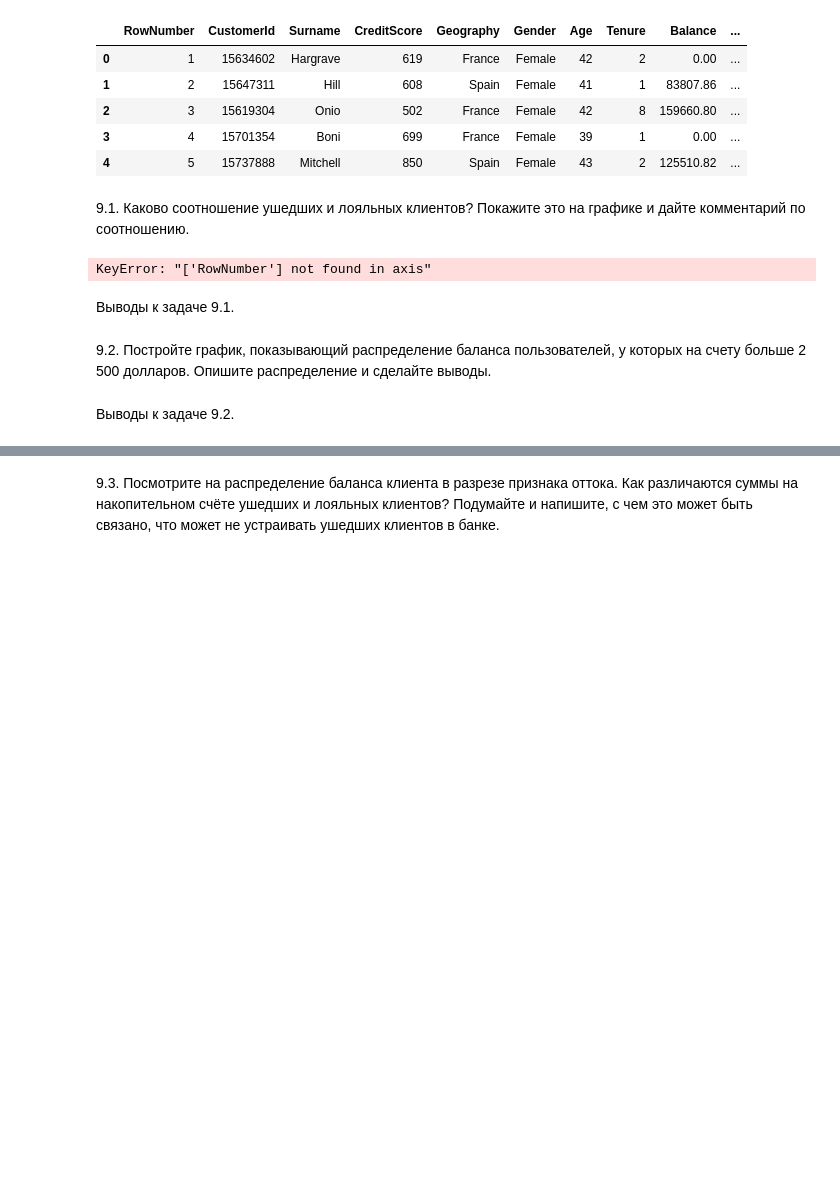
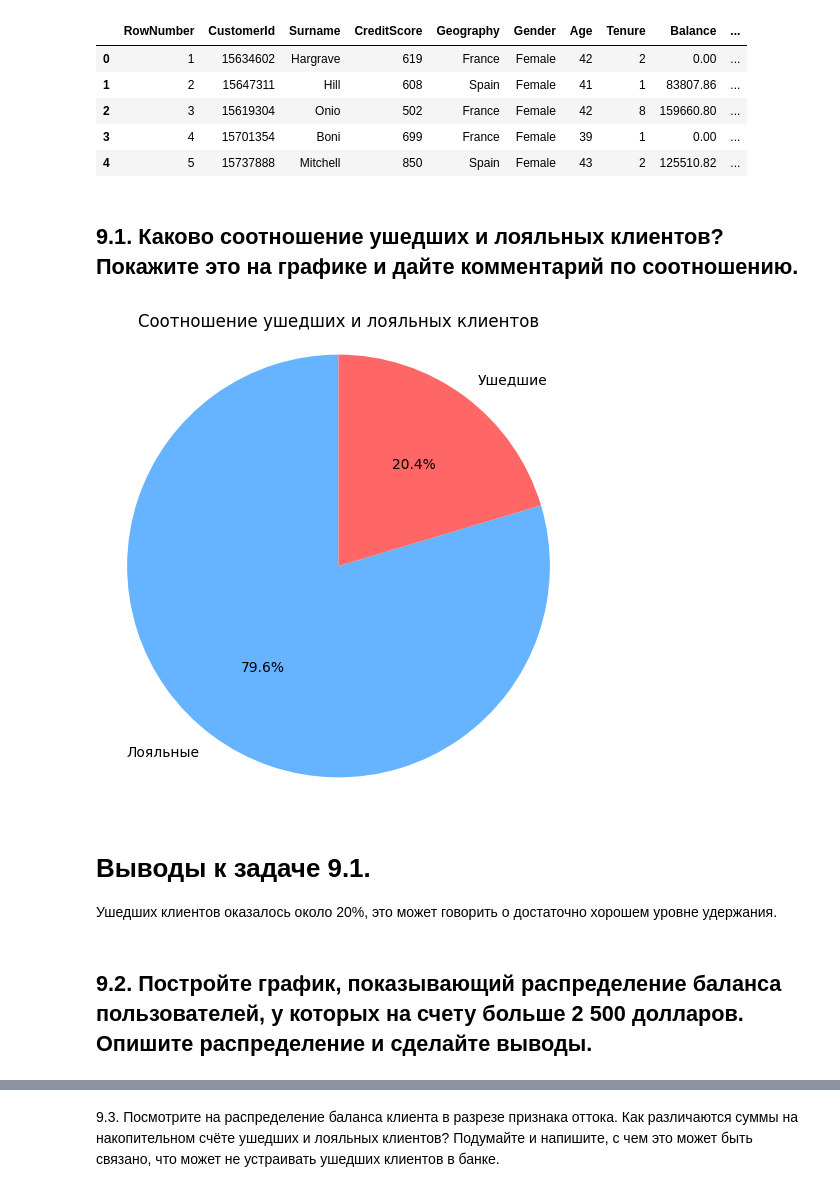
Before and after one commit to Artem221084/demo, a Jupyter notebook: Skillfactor/churn_data.ipynb, the cells around one changed output, grey strips where cells are left out. Cells and saved outputs as stored; diff of their text form; code cells hidden in the pictures; blank space fills up the shorter version.

```diff
--- a/Skillfactor/churn_data.ipynb
+++ b/Skillfactor/churn_data.ipynb
@@ -12,30 +11,33 @@ churn_data.head()
 | 3 | 4 | 15701354 | Boni | 699 | France | Female | 39 | 1 | 0.00 | ... |
 | 4 | 5 | 15737888 | Mitchell | 850 | Spain | Female | 43 | 2 | 125510.82 | ... |
 # %% [markdown]
-9.1. Каково соотношение ушедших и лояльных клиентов? Покажите это на графике и дайте комментарий по соотношению.
+## 9.1. Каково соотношение ушедших и лояльных клиентов? Покажите это на графике и дайте комментарий по соотношению.
 # %%
 import pandas as pd
 import matplotlib.pyplot as plt
+churn_data = pd.read_csv('data/churn.csv')
 
 # Удалим лишний столбец
+# RowNumber здесь просто нумерация строк (0, 1, 2, ...),
+# и её можно получить напрямую из DataFrame.index.
 churn_data = churn_data.drop(columns=['RowNumber'])
 
 # Подсчёт количества ушедших и лояльных клиентов
 churn_counts = churn_data['Exited'].value_counts()
 labels = ['Лояльные', 'Ушедшие']
 colors = ['#66b3ff', '#ff6666']
 
 # Построение круговой диаграммы
 plt.figure(figsize=(6, 6))
 plt.pie(churn_counts, labels=labels, autopct='%1.1f%%', startangle=90, colors=colors)
 plt.title('Соотношение ушедших и лояльных клиентов')
 plt.axis('equal')
 plt.show()
 # %% [output]
-KeyError: "['RowNumber'] not found in axis"
+[figure, added]
-# %% [markdown]
-Выводы к задаче 9.1.
+# %% [markdown]
+# Выводы к задаче 9.1.
+
+Ушедших клиентов оказалось около 20%, это может говорить о достаточно хорошем уровне удержания.
 # %% [markdown]
-9.2. Постройте график, показывающий распределение баланса пользователей, у которых на счету больше 2 500 долларов. Опишите распределение и сделайте выводы.
+## 9.2. Постройте график, показывающий распределение баланса пользователей, у которых на счету больше 2 500 долларов. Опишите распределение и сделайте выводы.
-# %% [markdown]
-Выводы к задаче 9.2.
```
Also changed, not shown: parts of 16 cells of this notebook.
